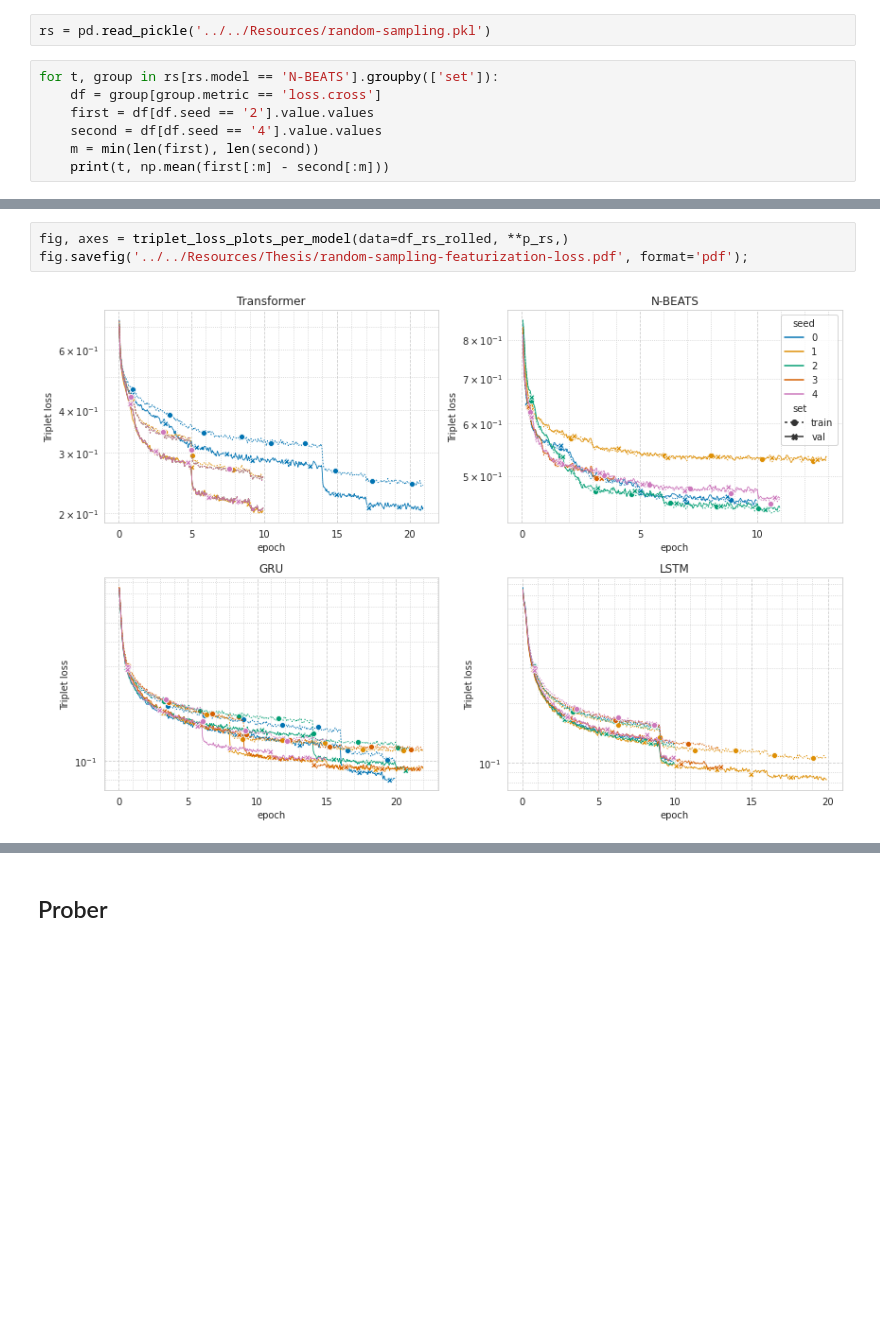
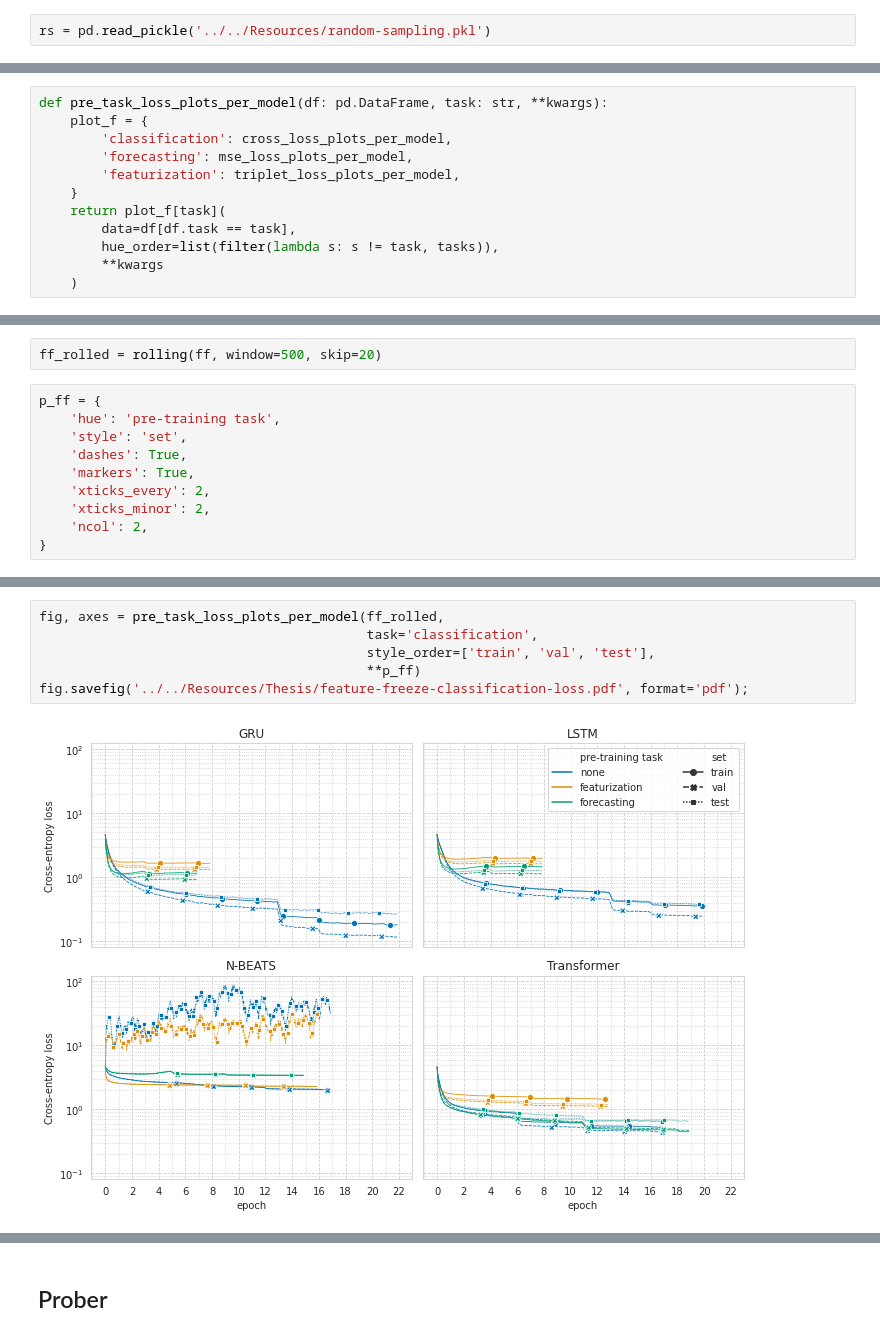
Before and after one commit to streitl/validyna, a Jupyter notebook: notebooks/Plot Results.ipynb, the cells around one changed output, grey strips where cells are left out. Drawn from its saved outputs; the diff is of its cells as text; blank space fills up the shorter version.

```diff
--- a/notebooks/Plot Results.ipynb
+++ b/notebooks/Plot Results.ipynb
@@ -186,10 +127,3 @@ fig.savefig('../../Resources/Thesis/feature-freeze-classification-accuracy.pdf',
 ## Random sampling
 # %%
 rs = pd.read_pickle('../../Resources/random-sampling.pkl')
-# %%
-for t, group in rs[rs.model == 'N-BEATS'].groupby(['set']):
-    df = group[group.metric == 'loss.cross']
-    first = df[df.seed == '2'].value.values
-    second = df[df.seed == '4'].value.values
-    m = min(len(first), len(second))
-    print(t, np.mean(first[:m] - second[:m]))
@@ -235,0 +227,12 @@ fig.savefig('../../Resources/Thesis/random-sampling-forecasting-loss.pdf', forma
+# %%
+def pre_task_loss_plots_per_model(df: pd.DataFrame, task: str, **kwargs):
+    plot_f = {
+        'classification': cross_loss_plots_per_model,
+        'forecasting': mse_loss_plots_per_model,
+        'featurization': triplet_loss_plots_per_model,
+    }
+    return plot_f[task](
+        data=df[df.task == task],
+        hue_order=list(filter(lambda s: s != task, tasks)),
+        **kwargs
+    )
@@ -235,0 +257,12 @@ fig.savefig('../../Resources/Thesis/random-sampling-forecasting-loss.pdf', forma
+# %%
+ff_rolled = rolling(ff, window=500, skip=20)
+# %%
+p_ff = {
+    'hue': 'pre-training task',
+    'style': 'set',
+    'dashes': True,
+    'markers': True,
+    'xticks_every': 2,
+    'xticks_minor': 2,
+    'ncol': 2,
+}
@@ -236,5 +279,8 @@ fig.savefig('../../Resources/Thesis/random-sampling-forecasting-loss.pdf', forma
 # %%
-fig, axes = triplet_loss_plots_per_model(data=df_rs_rolled, **p_rs,)
-fig.savefig('../../Resources/Thesis/random-sampling-featurization-loss.pdf', format='pdf');
+fig, axes = pre_task_loss_plots_per_model(ff_rolled,
+                                          task='classification',
+                                          style_order=['train', 'val', 'test'],
+                                          **p_ff)
+fig.savefig('../../Resources/Thesis/feature-freeze-classification-loss.pdf', format='pdf');
 # %% [output]
-[figure, old version]
+[figure, new version]
```
Also changed, not shown: parts of 64 cells of this notebook, 4 other files.
